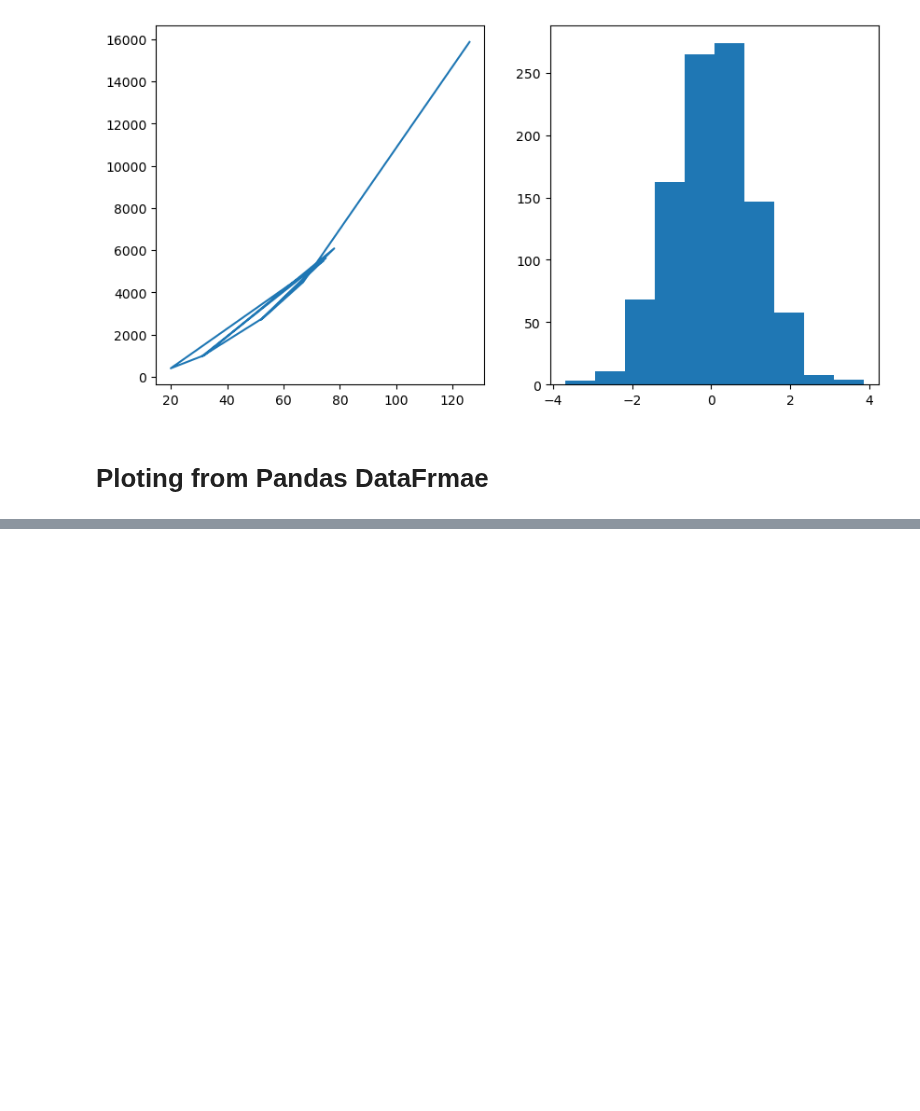
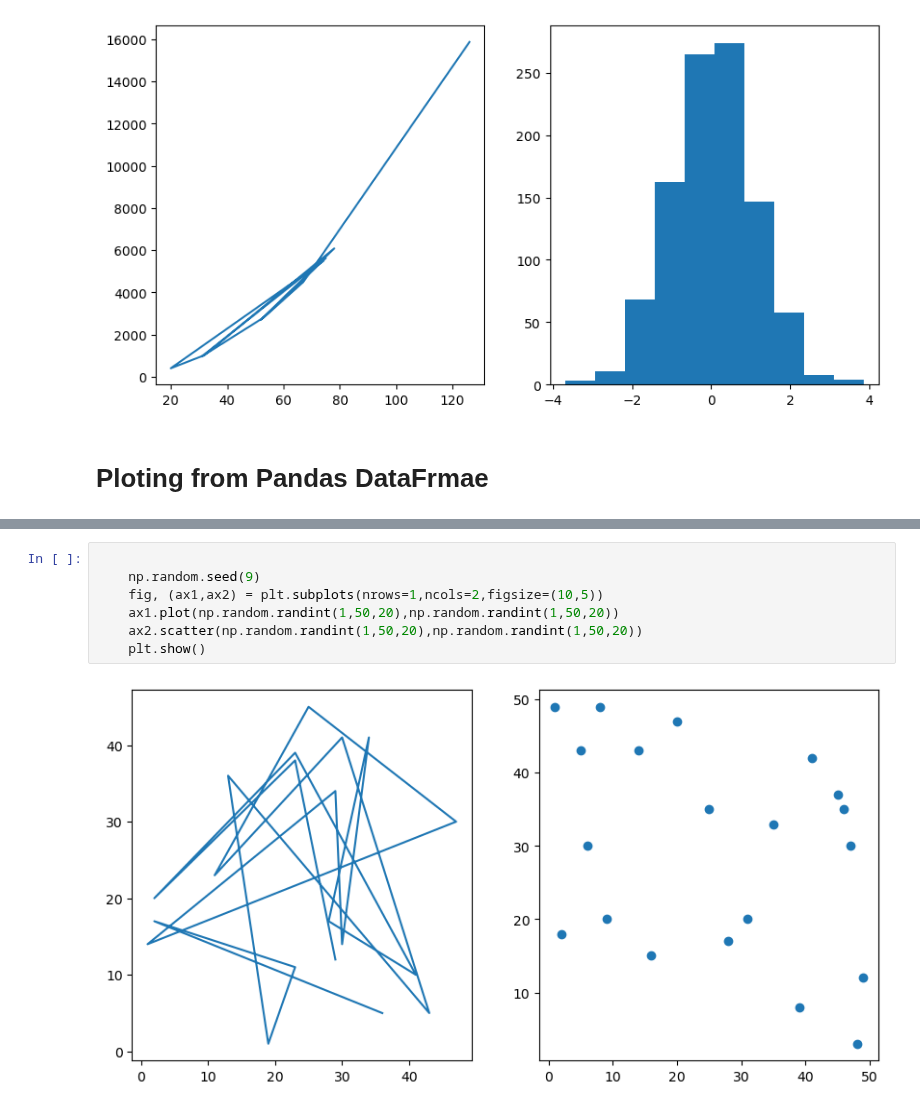
Before and after one commit to adityash97/DataScience, a Jupyter notebook: matplotlib.ipynb, the cells around one changed output, grey strips where cells are left out. Saved outputs shown, nothing was run; the diff lists cells and outputs as text; blank space fills up the shorter version.

```diff
--- a/matplotlib.ipynb
+++ b/matplotlib.ipynb
@@ -130,0 +143,9 @@ ax[1].hist(np.random.randn(1000));
+# %%
+
+    np.random.seed(9)
+    fig, (ax1,ax2) = plt.subplots(nrows=1,ncols=2,figsize=(10,5))
+    ax1.plot(np.random.randint(1,50,20),np.random.randint(1,50,20))
+    ax2.scatter(np.random.randint(1,50,20),np.random.randint(1,50,20))
+    plt.show()
+# %% [output]
+[figure, added]
```
Also changed, not shown: parts of 3 cells of this notebook, 1 other file.
